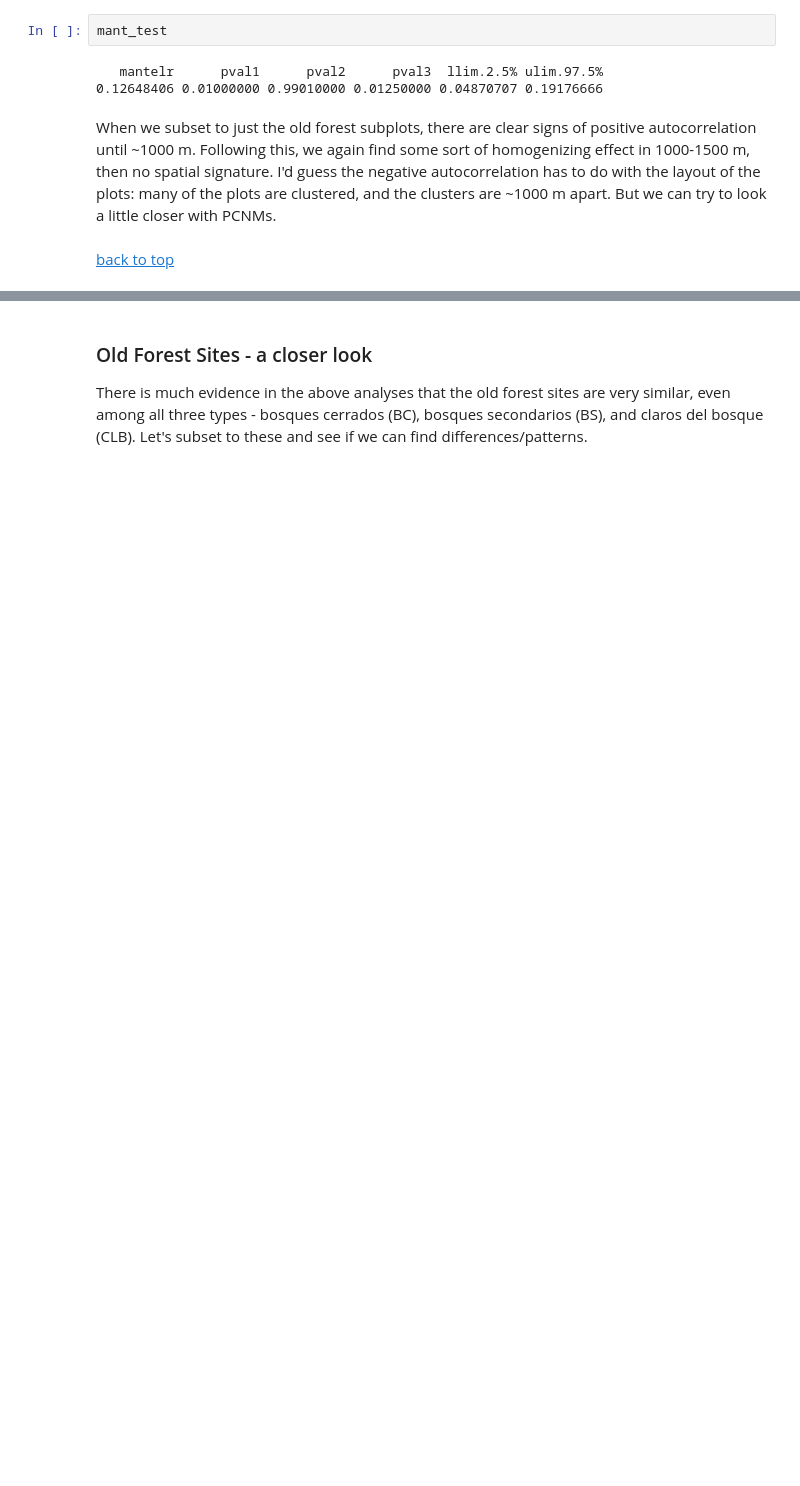
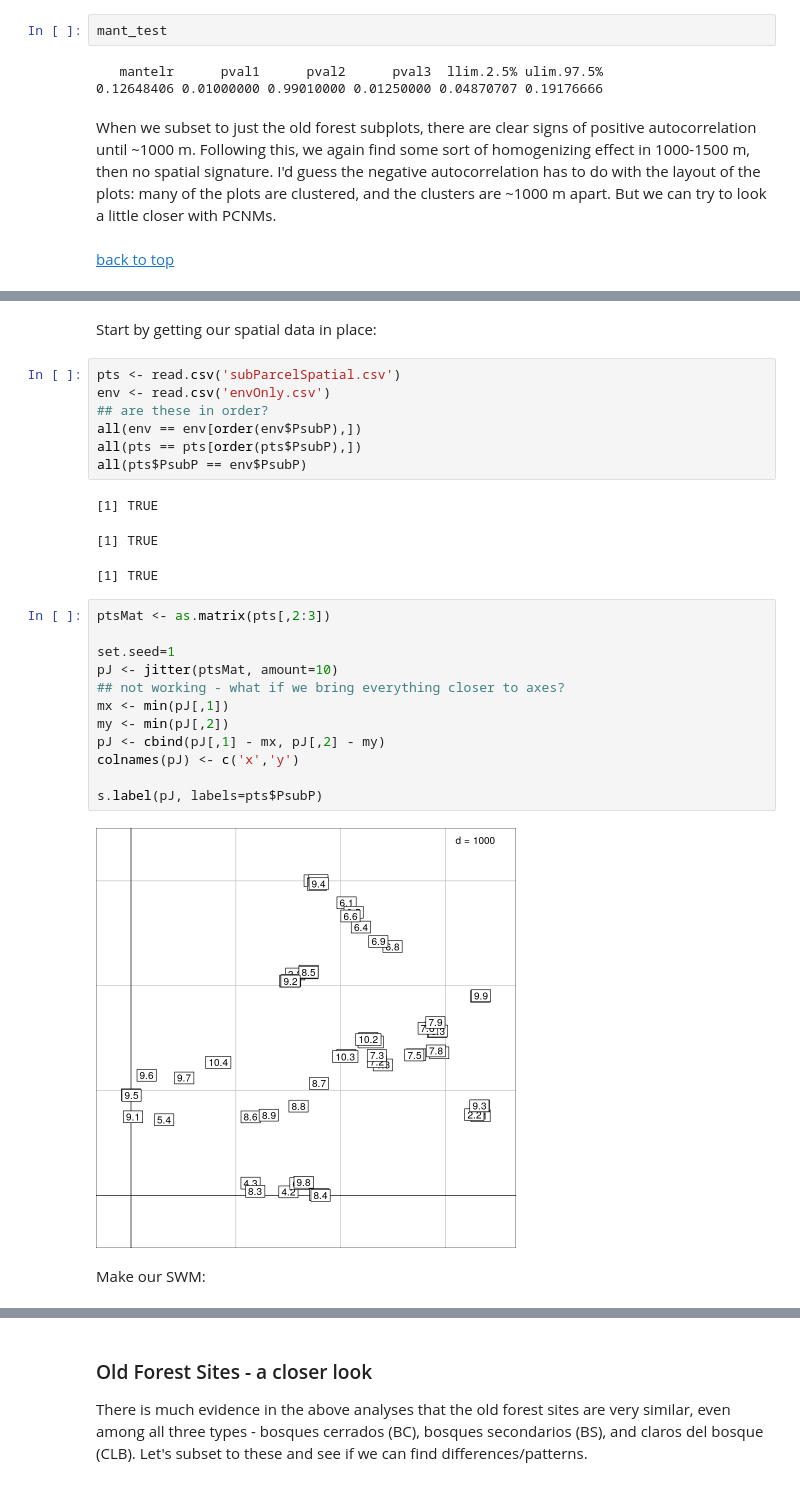
Before and after one commit to danchurch/losCedrosTrees, a Jupyter notebook: anaData/MariscalDataExploration.ipynb, the cells around one changed output, grey strips where cells are left out. Saved outputs shown, nothing was run; the diff lists cells and outputs as text; blank space fills up the shorter version.

```diff
--- a/anaData/MariscalDataExploration.ipynb
+++ b/anaData/MariscalDataExploration.ipynb
@@ -841,0 +881,29 @@ When we subset to just the old forest subplots, there are clear signs of positiv
+# %% [markdown]
+Start by getting our spatial data in place:
+# %%
+pts <- read.csv('subParcelSpatial.csv')
+env <- read.csv('envOnly.csv')
+## are these in order?
+all(env == env[order(env$PsubP),])
+all(pts == pts[order(pts$PsubP),])
+all(pts$PsubP == env$PsubP)
+# %% [output]
+[1] TRUE
+[1] TRUE
+[1] TRUE
+# %%
+ptsMat <- as.matrix(pts[,2:3])
+
+set.seed=1
+pJ <- jitter(ptsMat, amount=10)
+## not working - what if we bring everything closer to axes?
+mx <- min(pJ[,1])
+my <- min(pJ[,2])
+pJ <- cbind(pJ[,1] - mx, pJ[,2] - my)
+colnames(pJ) <- c('x','y')
+
+s.label(pJ, labels=pts$PsubP)
+# %% [output]
+[figure, added]
+# %% [markdown]
+Make our SWM:
```
Also changed, not shown: parts of 23 cells of this notebook, 4 other files.
